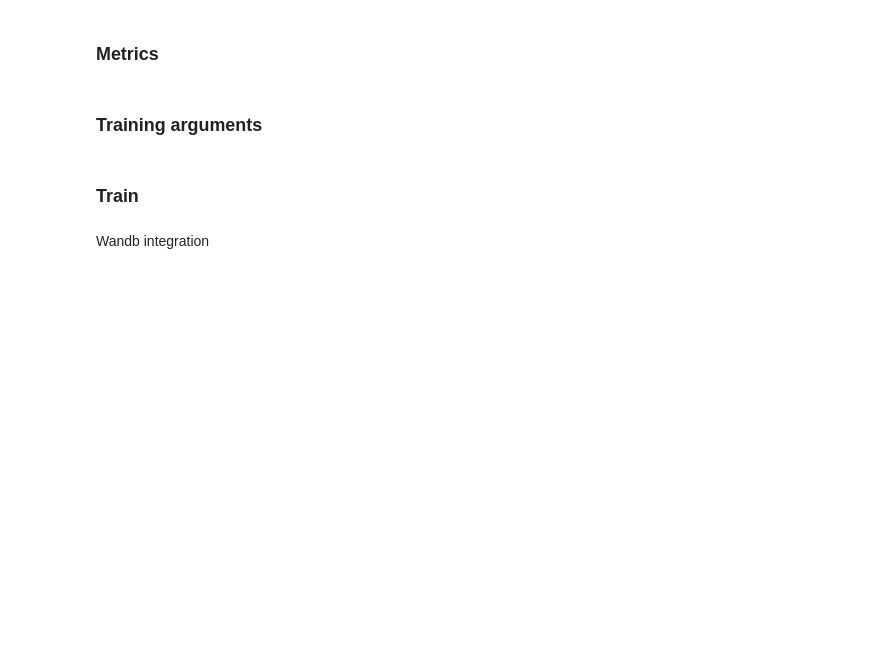
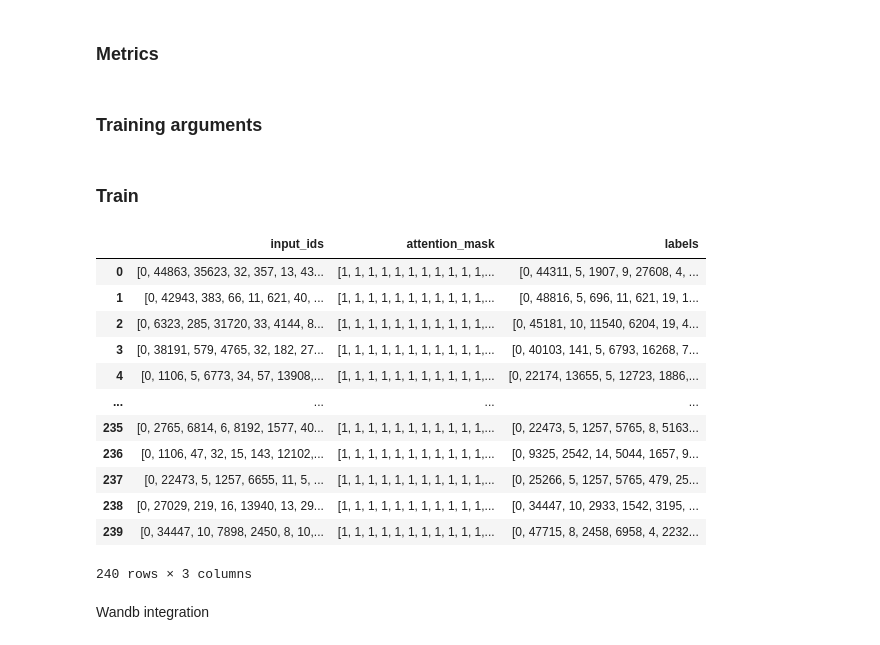
Before and after one commit to LogeshChandran/Huggingface_finetune, a Jupyter notebook: fine_tune_bart_summarization.ipynb, the cells around one changed output. Drawn from its saved outputs; the diff is of its cells as text; code cells hidden in the pictures; blank space fills up the shorter version.

```diff
--- a/fine_tune_bart_summarization.ipynb
+++ b/fine_tune_bart_summarization.ipynb
@@ -269,6 +299,22 @@ trainer = Seq2SeqTrainer(
 )
 # %% [markdown]
 ### Train
+# %%
+validation_data.to_pandas()
+# %% [output]
+|  | input_ids | attention_mask | labels |
+| 0 | [0, 44863, 35623, 32, 357, 13, 43... | [1, 1, 1, 1, 1, 1, 1, 1, 1, 1, 1,... | [0, 44311, 5, 1907, 9, 27608, 4, ... |
+| 1 | [0, 42943, 383, 66, 11, 621, 40, ... | [1, 1, 1, 1, 1, 1, 1, 1, 1, 1, 1,... | [0, 48816, 5, 696, 11, 621, 19, 1... |
+| 2 | [0, 6323, 285, 31720, 33, 4144, 8... | [1, 1, 1, 1, 1, 1, 1, 1, 1, 1, 1,... | [0, 45181, 10, 11540, 6204, 19, 4... |
+| 3 | [0, 38191, 579, 4765, 32, 182, 27... | [1, 1, 1, 1, 1, 1, 1, 1, 1, 1, 1,... | [0, 40103, 141, 5, 6793, 16268, 7... |
+| 4 | [0, 1106, 5, 6773, 34, 57, 13908,... | [1, 1, 1, 1, 1, 1, 1, 1, 1, 1, 1,... | [0, 22174, 13655, 5, 12723, 1886,... |
+| ... | ... | ... | ... |
+| 235 | [0, 2765, 6814, 6, 8192, 1577, 40... | [1, 1, 1, 1, 1, 1, 1, 1, 1, 1, 1,... | [0, 22473, 5, 1257, 5765, 8, 5163... |
+| 236 | [0, 1106, 47, 32, 15, 143, 12102,... | [1, 1, 1, 1, 1, 1, 1, 1, 1, 1, 1,... | [0, 9325, 2542, 14, 5044, 1657, 9... |
+| 237 | [0, 22473, 5, 1257, 6655, 11, 5, ... | [1, 1, 1, 1, 1, 1, 1, 1, 1, 1, 1,... | [0, 25266, 5, 1257, 5765, 479, 25... |
+| 238 | [0, 27029, 219, 16, 13940, 13, 29... | [1, 1, 1, 1, 1, 1, 1, 1, 1, 1, 1,... | [0, 34447, 10, 2933, 1542, 3195, ... |
+| 239 | [0, 34447, 10, 7898, 2450, 8, 10,... | [1, 1, 1, 1, 1, 1, 1, 1, 1, 1, 1,... | [0, 47715, 8, 2458, 6958, 4, 2232... |
+240 rows × 3 columns
 # %% [markdown]
 Wandb integration
 # %%
```
Also changed, not shown: parts of 18 cells of this notebook.
